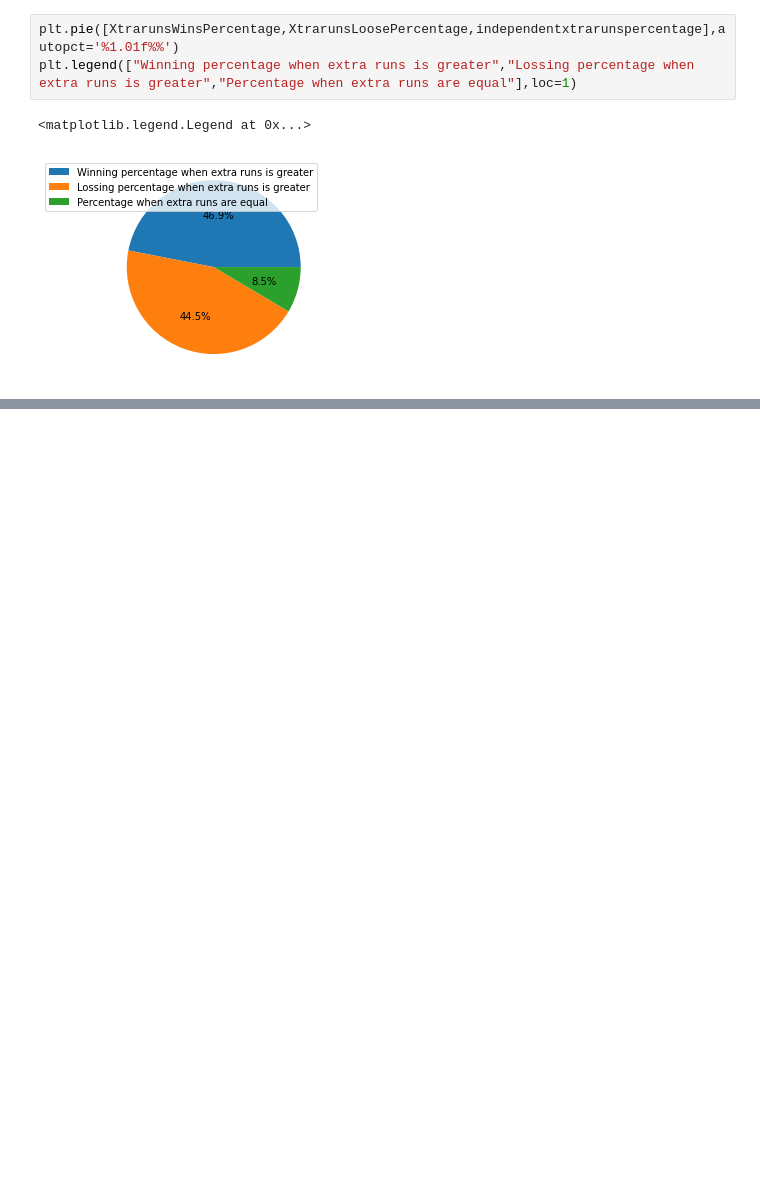
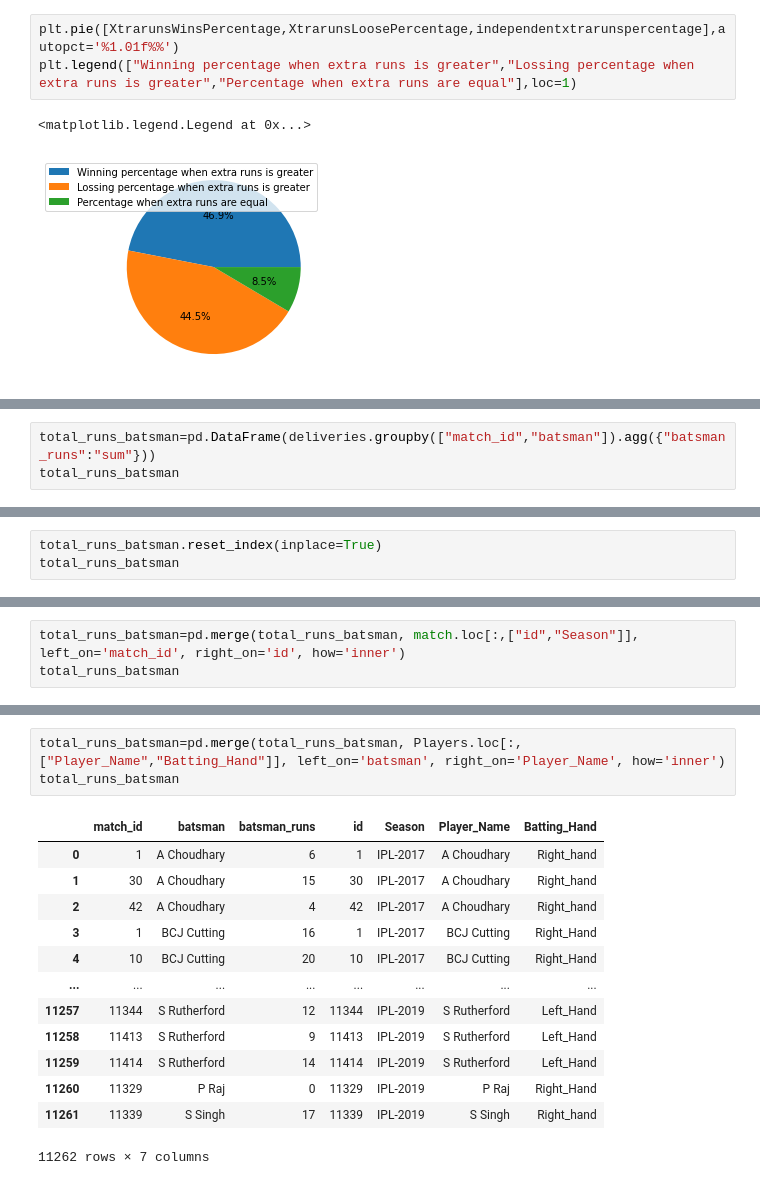
Before and after one commit to satyamgipu/Iplt20analysis, a Jupyter notebook: Copy_of_IPL_T20_Cricket_Analysis_Capstone_Project.ipynb, the cells around one changed output, grey strips where cells are left out. Cells and saved outputs as stored; diff of their text form; blank space fills up the shorter version.

```diff
--- a/Copy_of_IPL_T20_Cricket_Analysis_Capstone_Project.ipynb
+++ b/Copy_of_IPL_T20_Cricket_Analysis_Capstone_Project.ipynb
@@ -236,0 +460,3 @@ plt.legend(["Winning percentage when extra runs is greater","Lossing percentage
+# %%
+total_runs_batsman=pd.DataFrame(deliveries.groupby(["match_id","batsman"]).agg({"batsman_runs":"sum"}))
+total_runs_batsman
@@ -236,0 +478,3 @@ plt.legend(["Winning percentage when extra runs is greater","Lossing percentage
+# %%
+total_runs_batsman.reset_index(inplace=True)
+total_runs_batsman
@@ -236,0 +495,3 @@ plt.legend(["Winning percentage when extra runs is greater","Lossing percentage
+# %%
+total_runs_batsman=pd.merge(total_runs_batsman, match.loc[:,["id","Season"]], left_on='match_id', right_on='id', how='inner')
+total_runs_batsman
@@ -236,0 +512,17 @@ plt.legend(["Winning percentage when extra runs is greater","Lossing percentage
+# %%
+total_runs_batsman=pd.merge(total_runs_batsman, Players.loc[:,["Player_Name","Batting_Hand"]], left_on='batsman', right_on='Player_Name', how='inner')
+total_runs_batsman
+# %% [output]
+|  | match_id | batsman | batsman_runs | id | Season | Player_Name | Batting_Hand |
+| 0 | 1 | A Choudhary | 6 | 1 | IPL-2017 | A Choudhary | Right_hand |
+| 1 | 30 | A Choudhary | 15 | 30 | IPL-2017 | A Choudhary | Right_hand |
+| 2 | 42 | A Choudhary | 4 | 42 | IPL-2017 | A Choudhary | Right_hand |
+| 3 | 1 | BCJ Cutting | 16 | 1 | IPL-2017 | BCJ Cutting | Right_Hand |
+| 4 | 10 | BCJ Cutting | 20 | 10 | IPL-2017 | BCJ Cutting | Right_Hand |
+| ... | ... | ... | ... | ... | ... | ... | ... |
+| 11257 | 11344 | S Rutherford | 12 | 11344 | IPL-2019 | S Rutherford | Left_Hand |
+| 11258 | 11413 | S Rutherford | 9 | 11413 | IPL-2019 | S Rutherford | Left_Hand |
+| 11259 | 11414 | S Rutherford | 14 | 11414 | IPL-2019 | S Rutherford | Left_Hand |
+| 11260 | 11329 | P Raj | 0 | 11329 | IPL-2019 | P Raj | Right_Hand |
+| 11261 | 11339 | S Singh | 17 | 11339 | IPL-2019 | S Singh | Right_hand |
+11262 rows × 7 columns
```
Also changed, not shown: parts of 31 cells of this notebook.
